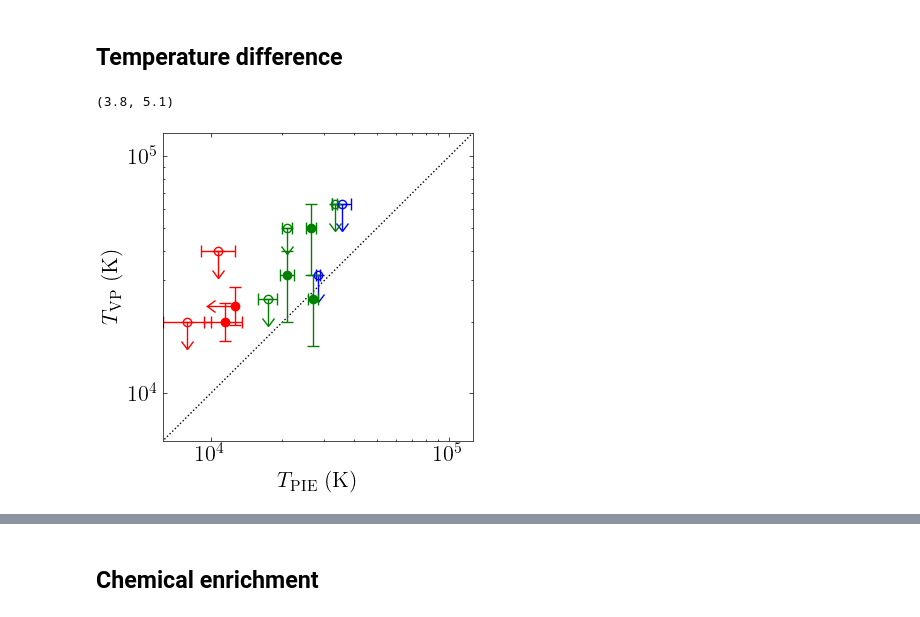
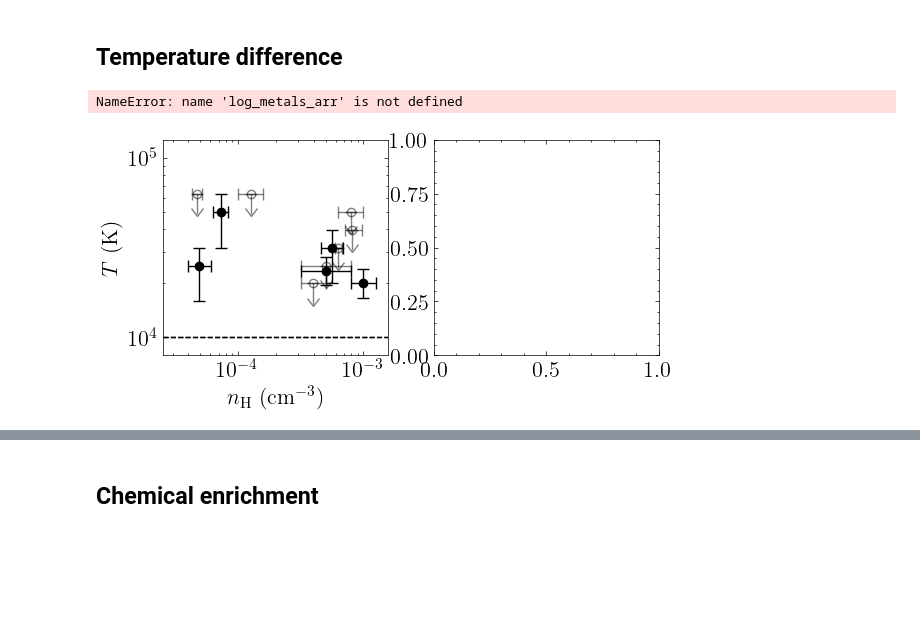
Before and after one commit to suyashk12/cgm_science, a Jupyter notebook: cloudy_fit/PIE_results_summary.ipynb, the cells around one changed output, grey strips where cells are left out. Saved outputs shown, nothing was run; the diff lists cells and outputs as text; code cells hidden in the pictures; blank space fills up the shorter version.

```diff
--- a/cloudy_fit/PIE_results_summary.ipynb
+++ b/cloudy_fit/PIE_results_summary.ipynb
@@ -468,6 +468,82 @@ metals_color = ['green',
                 'red',
                 'orange',
                 'orange']
+# %%
+fig, axes = plt.subplots(1,2, figsize=(3.2*2, 2.8))
+
+# hdens vs. T
+for i in range(len(logT_arr)):
+
+    if logT_arr[i][0]=='<':
+        fc='none'
+        a=.5
+    else:
+        fc='black'
+        a=1
+
+    plot_str(axes[0], log_hdens_arr[i], logT_arr[i], .1, .08, 'o', 'black', fc, a, 1, 1.4)
+
+axes[0].set_xlabel(r'$n_\mathrm{H} \ (\mathrm{cm}^{-3})$')
+axes[0].set_ylabel(r'$T \ (\mathrm{K})$')
+axes[0].set_ylim(3.9, 5.0)
+
+axes[0].axhline(4.0, linestyle='--')
+
+x = []
+
+for i in [1e-5, 1e-4, 1e-3, 1e-2]:
+    for j in range(1,10):
+        x.append(i*j)
+
+axes[0].set_xticks(np.log10(x), minor=True)
+axes[0].set_xticks([-4,-3,-2], labels=[r'$10^{-4}$', r'$10^{-3}$', r'$0.01$'])
+
+y = []
+
+for i in [1e4, 1e5, 1e6]:
+    for j in range(1,10):
+        y.append(i*j)
+
+axes[0].set_yticks(np.log10(y), minor=True)
+axes[0].set_yticks([4,5,6], labels=[r'$10^4$', r'$10^5$', r'$10^6$'])
+
+axes[0].axhline(4, linestyle='--')
+axes[0].set_xlim(-4.6, -2.8)
+axes[0].set_ylim(3.9,5.1)
+
+# hdens vs. metals
+for i in range(len(log_hdens_arr)):
+    if log_metals_arr[i][0]=='<':
+        fc = 'none'
+        a=.5
+    else:
+        fc = 'black'
+        a=1
+    plot_str(axes[1], log_hdens_arr[i], log_metals_arr[i], .1, .1, 'o','black', fc, a, 1, 1.8)
+
+axes[1].set_xlabel(r'$n_\mathrm{H} \ (\mathrm{cm}^{-3})$')
+axes[1].set_ylabel(r'$\mathrm{[O/H]}$')
+
+
+x = []
+
+for i in [1e-5, 1e-4, 1e-3, 1e-2]:
+    for j in range(1,10):
+        x.append(i*j)
+
+axes[1].set_xticks(np.log10(x), minor=True)
+axes[1].set_xticks([-4,-3,-2], labels=[r'$10^{-4}$', r'$10^{-3}$', r'$0.01$'])
+
+axes[1].set_xlim(-4.8, -2.2)
+axes[1].set_ylim(-2.,1.2)
+
+
+plt.subplots_adjust(wspace=0.35, hspace=0)
+
+plt.savefig(rootdir+'Figures/physical_props.png', dpi=300)
+# %% [output]
+NameError: name 'log_metals_arr' is not defined
+[figure, added]
 # %%
 metals_color_new = ['green',
                 'gray',
@@ -527,9 +603,6 @@ ax.set_yticks([4,5,6], labels=[r'$10^4$', r'$10^5$', r'$10^6$'])
 
 ax.set_xlim(3.8,5.1)
 ax.set_ylim(3.8,5.1)
-# %% [output]
-(3.8, 5.1)
-[figure, removed]
 # %%
 log_metals_arr = ['-0.85, -0.05, +0.05',
                 '<0.8',
```
Also changed, not shown: parts of 23 cells of this notebook, 12 other files.
